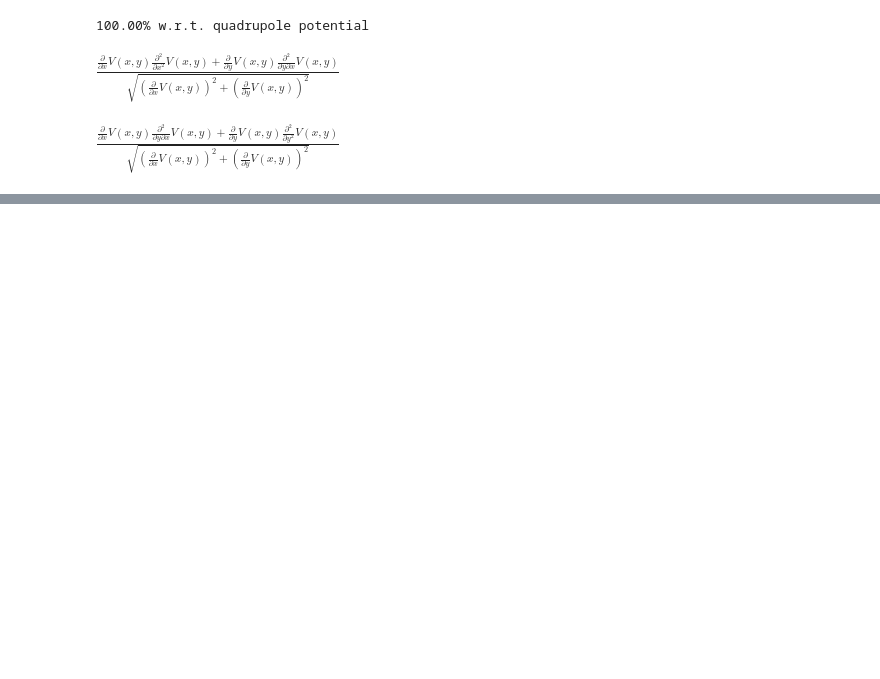
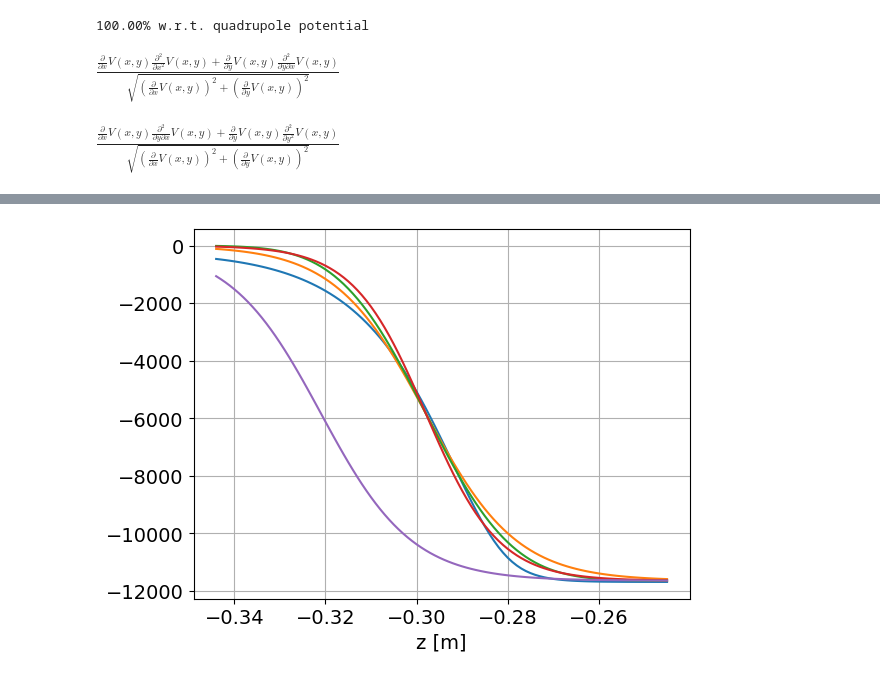
Before and after one commit to zhouperry/CeNTREX-trajectories, a Jupyter notebook: examples/lens_field_comsol.ipynb, the cells around one changed output, grey strips where cells are left out. Cells and saved outputs as stored; diff of their text form; code cells hidden in the pictures; blank space fills up the shorter version.

```diff
--- a/examples/lens_field_comsol.ipynb
+++ b/examples/lens_field_comsol.ipynb
@@ -844,0 +1167,29 @@ $\displaystyle \frac{\frac{\partial}{\partial x} V{\left(x,y \right)} \frac{\par
+# %%
+from scipy.special import erf
+
+
+def erf_step(z, y0, Δy, zc, σ):
+    return y0 + 0.5 * Δy * (1 + erf((z - zc) / (np.sqrt(2) * σ)))
+
+
+def logistic(z, y0, Δy, zc, k):
+    return y0 + Δy / (1 + np.exp(-(z - zc) / k))
+
+
+def richards(z, y0, Δy, zc, Q, B, ν):
+    return y0 + Δy / ((1 + Q * np.exp(-B * (z - zc))) ** (1 / ν))
+# %%
+sl = np.s_[:100]
+fig, ax = plt.subplots()
+ax.plot(z[sl] - z_center, pot[sl])
+ax.plot(
+    z[sl] - z_center,
+    -11_650 * tanh_rise(z[sl] - z_center, center=-0.298, rise_width=0.04),
+)
+ax.plot(z[sl] - z_center, -erf_step(z[sl] - z_center, 0, 11_650, -0.298, 0.015))
+ax.plot(z[sl] - z_center, -logistic(z[sl] - z_center, 0, 11_650, -0.298, 0.008))
+ax.plot(z[sl] - z_center, -richards(z[sl] - z_center, 0, 11_650, -0.298, 0.1, 100, 1))
+ax.set_xlabel("z [m]")
+ax.grid()
+# %% [output]
+[figure, added]
```
Also changed, not shown: parts of 34 cells of this notebook.
